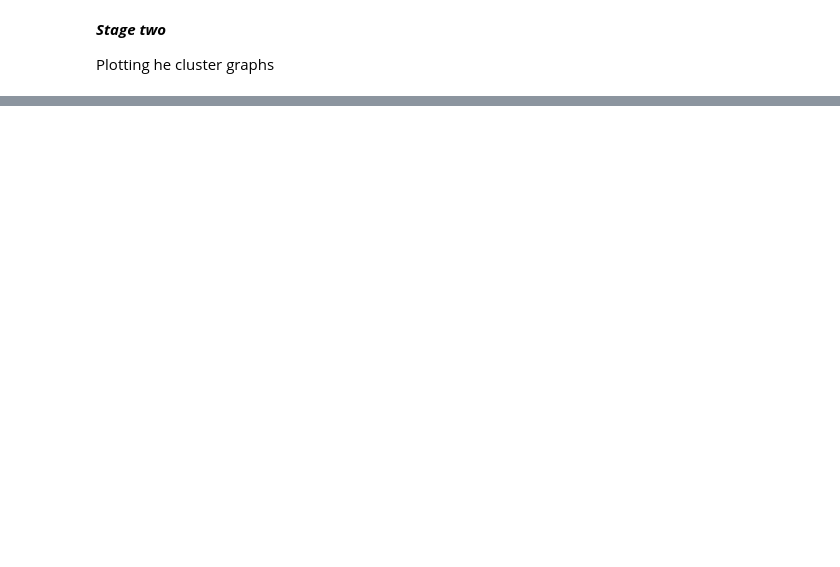
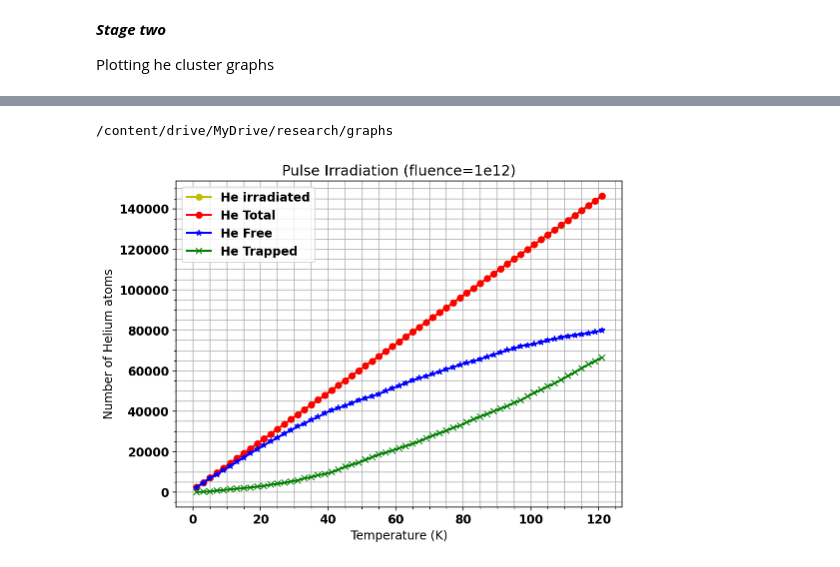
Before and after one commit to dell-datascience/Image_classifier_project, a Jupyter notebook: old_He_evolution.ipynb, the cells around one changed output, grey strips where cells are left out. Saved outputs shown, nothing was run; the diff lists cells and outputs as text; code cells hidden in the pictures; blank space fills up the shorter version.

```diff
--- a/old_He_evolution.ipynb
+++ b/old_He_evolution.ipynb
@@ -243,0 +479,65 @@ plt.savefig('He_distribution_97K',dpi=2000)
+# %%
+all,free,trapped=analyze(1)
+
+# KeV_1=analyze(3)
+# KeV_2=analyze(2)
+# KeV_5=analyze(3)
+# KeV_15=analyze(4)
+# KeV_20=analyze(5)
+# KeV_25=analyze(6)
+# KeV_30=analyze(7)
+# KeV_35=analyze(8)
+# KeV_40=analyze(9)
+# %%
+%cd '/content/drive/MyDrive/research/graphs'
+
+inserted=[x*2400 for x in np.arange(1,62)]
+
+# all_he=np.divide(all,inserted)
+all_he=all
+# free_he=np.divide(free,inserted)
+free_he=free
+# trapped_he=np.divide(trapped,inserted)
+trapped_he=trapped
+
+
+# r10=np.divide(trapped[3],inserted)
+# r15=np.divide(trapped[4],inserted)
+# r20=np.divide(trapped[5],inserted)
+# r25=np.divide(trapped[6],inserted)
+# r30=np.divide(trapped[7],inserted)
+# r35=np.divide(trapped[8],inserted)
+# r40=np.divide(trapped[9],inserted)
+
+time=np.arange(1,122,2)
+plt.rcParams.update({'font.size': 12,'font.weight':'bold'})
+fig, ax =plt.subplots(figsize=(8,6))
+ax.minorticks_on()
+# ax.set_xscale("log")
+# ax.set_yscale('log')
+# plt.ylim([0.5,1])
+ax.tick_params(axis='y', which='minor', bottom=True)
+
+ax.plot(time,inserted, linewidth=2, marker='o',label='He irradiated',color='y')
+ax.plot(time,all_he, linewidth=2, marker='o',label='He Total',color='r');
+ax.plot(time,free_he, linewidth=2, marker='*',label='He Free',color='b');
+ax.plot(time,trapped_he, linewidth=2, marker='x',label='He Trapped',color='g');
+
+ax.grid(which='both',axis='both')
+# ax.plot(time,r2, linewidth=2, label='1KeV')
+# ax.plot(time,r5, linewidth=2, label='2KeV')
+# ax.plot(time,r10, linewidth=2, label='10KeV')
+# ax.plot(time,r15, linewidth=2, label='15KeV')
+# ax.plot(time,r20, linewidth=2, label='20KeV')
+# ax.plot(time,r25, linewidth=2, label='25KeV')
+# ax.plot(time,r30, linewidth=2, label='30KeV')
+# ax.plot(time,r35, linewidth=2, label='35KeV')
+# ax.plot(time,r40, linewidth=2, label='40keV')
+ax.set_xlabel('Temperature (K)')
+ax.set_ylabel('Number of Helium atoms')
+ax.set_title('Pulse Irradiation (fluence=1e12)');
+ax.legend(facecolor ='white',loc='upper left',);
+plt.savefig('He_evolution_breakdownno_log',dpi=2000)
+# %% [output]
+/content/drive/MyDrive/research/graphs
+[figure, added]
```
Also changed, not shown: parts of 15 cells of this notebook.
